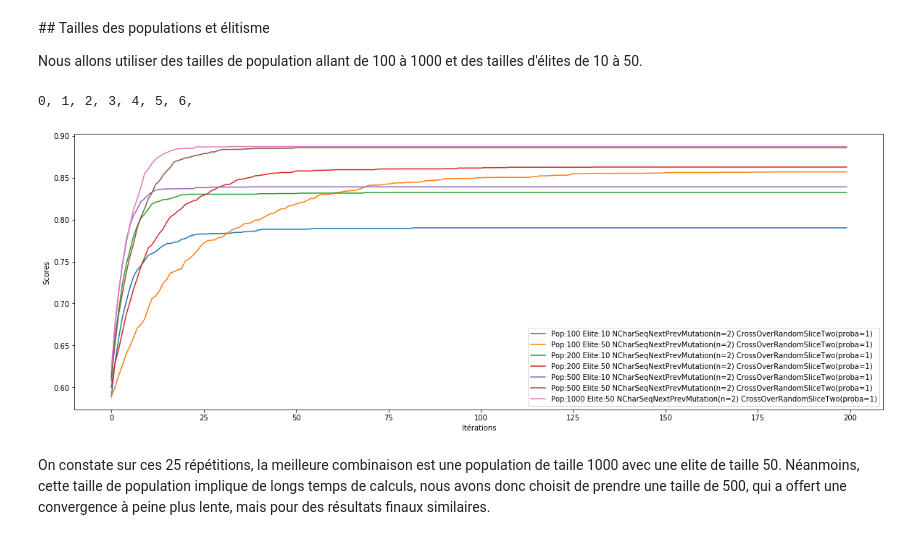
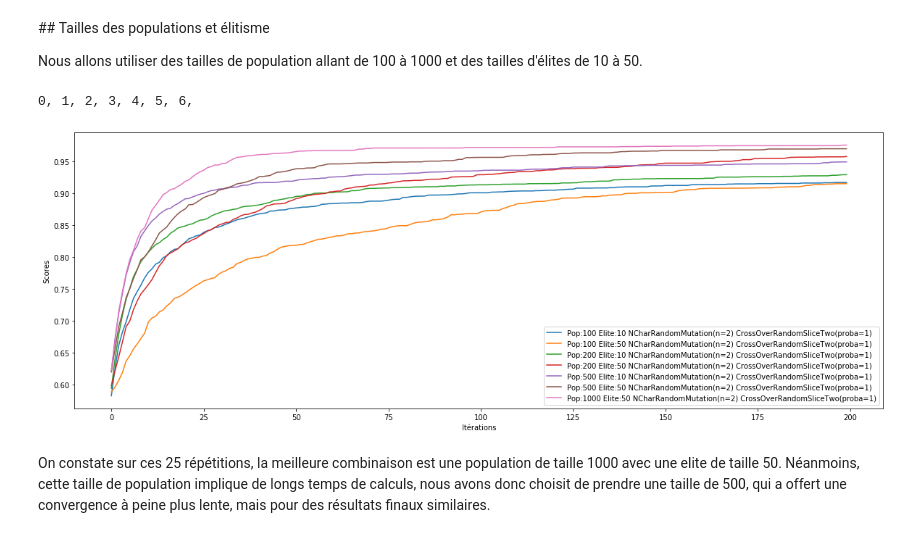
Before and after one commit to pierreelliott/genetic_algorithms, a Jupyter notebook: TP Genetic Algorithm.ipynb, the cells around one changed output. Cells and saved outputs as stored; diff of their text form; code cells hidden in the pictures.

```diff
--- a/TP Genetic Algorithm.ipynb
+++ b/TP Genetic Algorithm.ipynb
@@ -167,56 +177,56 @@ configs = [
         'population_size': 100,
         'elite_size': 10,
         'epochs': 200,
-        'mutation': NCharSeqNextPrevMutation(n=2),
+        'mutation': NCharRandomMutation(n=2),
         'cross_over': CrossOverRandomSliceTwo(1),
     },
     {
         'population_size': 100,
         'elite_size': 50,
         'epochs': 200,
-        'mutation': NCharSeqNextPrevMutation(n=2),
+        'mutation': NCharRandomMutation(n=2),
         'cross_over': CrossOverRandomSliceTwo(1),
     },
     {
         'population_size': 200,
         'elite_size': 10,
         'epochs': 200,
-        'mutation': NCharSeqNextPrevMutation(n=2),
+        'mutation': NCharRandomMutation(n=2),
         'cross_over': CrossOverRandomSliceTwo(1),
     },
     {
         'population_size': 200,
         'elite_size': 50,
         'epochs': 200,
-        'mutation': NCharSeqNextPrevMutation(n=2),
+        'mutation': NCharRandomMutation(n=2),
         'cross_over': CrossOverRandomSliceTwo(1),
     },
         {
         'population_size': 500,
         'elite_size': 10,
         'epochs': 200,
-        'mutation': NCharSeqNextPrevMutation(n=2),
+        'mutation': NCharRandomMutation(n=2),
         'cross_over': CrossOverRandomSliceTwo(1),
     },
     {
         'population_size': 500,
         'elite_size': 50,
         'epochs': 200,
-        'mutation': NCharSeqNextPrevMutation(n=2),
+        'mutation': NCharRandomMutation(n=2),
         'cross_over': CrossOverRandomSliceTwo(1),
     },
     {
         'population_size': 1000,
         'elite_size': 50,
         'epochs': 200,
-        'mutation': NCharSeqNextPrevMutation(n=2),
+        'mutation': NCharRandomMutation(n=2),
         'cross_over': CrossOverRandomSliceTwo(1),
     }
 ]
 stats(configs, nb_repeats=25)
 # %% [output]
 0, 1, 2, 3, 4, 5, 6,
-[figure, old version]
+[figure, new version]
 # %% [markdown]
 On constate sur ces 25 répétitions, la meilleure combinaison est une population de taille 1000 avec une elite de taille 50. Néanmoins, cette taille de population implique de longs temps de calculs, nous avons donc choisit de prendre une taille de 500, qui a offert une convergence à peine plus lente, mais pour des résultats finaux similaires.
 # %% [markdown]
```
Also changed, not shown: parts of 2 cells of this notebook.
